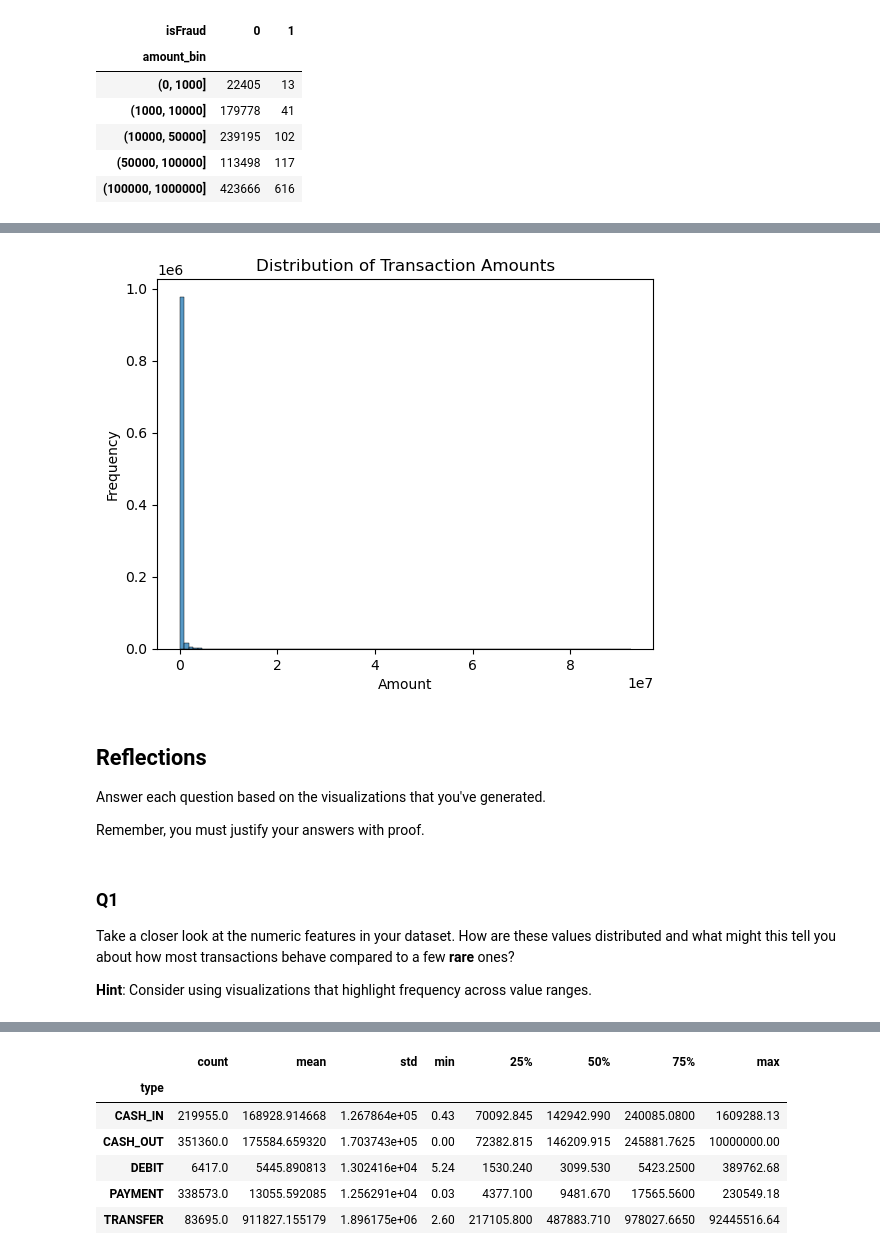
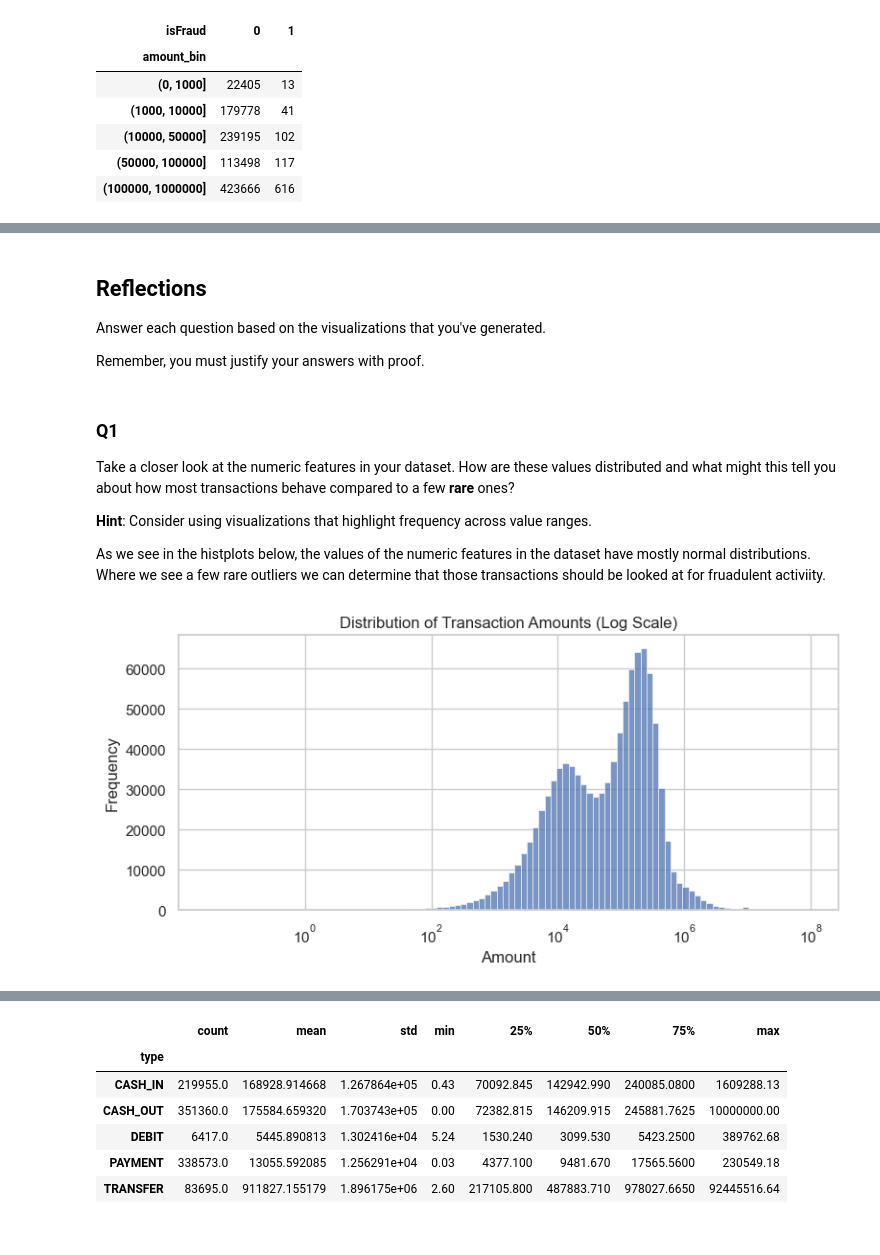
Before and after one commit to Klemaine/Caishen-Fraud-Detection-MLM, a Jupyter notebook: notebooks/eda.ipynb, the cells around one changed output, grey strips where cells are left out. Saved outputs shown, nothing was run; the diff lists cells and outputs as text; code cells hidden in the pictures.

```diff
--- a/notebooks/eda.ipynb
+++ b/notebooks/eda.ipynb
@@ -110,15 +130,3 @@ transactions.groupby(['amount_bin', 'isFraud']).size().unstack().fillna(0)
 | (10000, 50000] | 239195 | 102 |
 | (50000, 100000] | 113498 | 117 |
 | (100000, 1000000] | 423666 | 616 |
-# %%
-transactions['amount_bin'] = pd.cut(transactions['amount'], bins=[0, 1000, 10000, 50000, 100000, 1000000])
-amount_bin_counts = transactions.groupby(['amount_bin', 'isFraud']).size().unstack().fillna(0)
-
-amount_bin_counts.plot(kind='bar', stacked=True, figsize=(10, 6), colormap='Set2')
-plt.title('Fraud vs Non-Fraud Transactions by Amount Range')
-plt.xlabel('Transaction Amount Bin')
-plt.ylabel('Number of Transactions')
-plt.legend(title='Fraud Status', labels=['Non-Fraud', 'Fraud'])
-plt.xticks(rotation=45)
-plt.tight_layout()
-plt.show()
@@ -127,11 +133,3 @@ plt.show()
-# %%
-sns.histplot(data=transactions, x='amount', bins=100) #, kde=True)
-plt.title('Distribution of Transaction Amounts')
-plt.xlabel('Amount')
-plt.ylabel('Frequency')
-plt.show()
-# %% [output]
-[figure, removed]
 # %% [markdown]
 ## Reflections
 
@@ -144,3 +142,15 @@ Remember, you must justify your answers with proof.
 Take a closer look at the numeric features in your dataset. How are these values distributed and what might this tell you about how most transactions behave compared to a few **rare** ones?
 
 **Hint**: Consider using visualizations that highlight frequency across value ranges.
+
+As we see in the histplots below, the values of the numeric features in the dataset have mostly normal distributions. Where we see a few rare outliers we can determine that those transactions should be looked at for fruadulent activiity.
+# %%
+plt.figure(figsize=(8, 4))
+sns.histplot(data=transactions, x="amount", bins=100, log_scale=True)
+plt.title("Distribution of Transaction Amounts (Log Scale)")
+plt.xlabel("Amount")
+plt.ylabel("Frequency")
+plt.tight_layout()
+plt.show()
+# %% [output]
+[figure, added]
```
Also changed, not shown: parts of 15 cells of this notebook, 3 other files.
